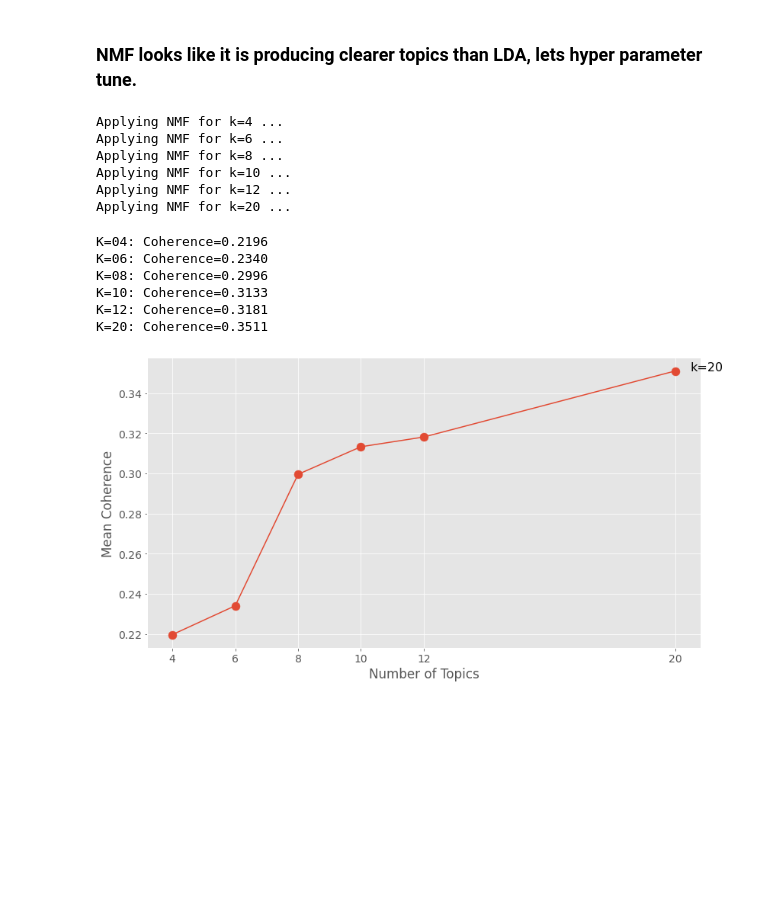
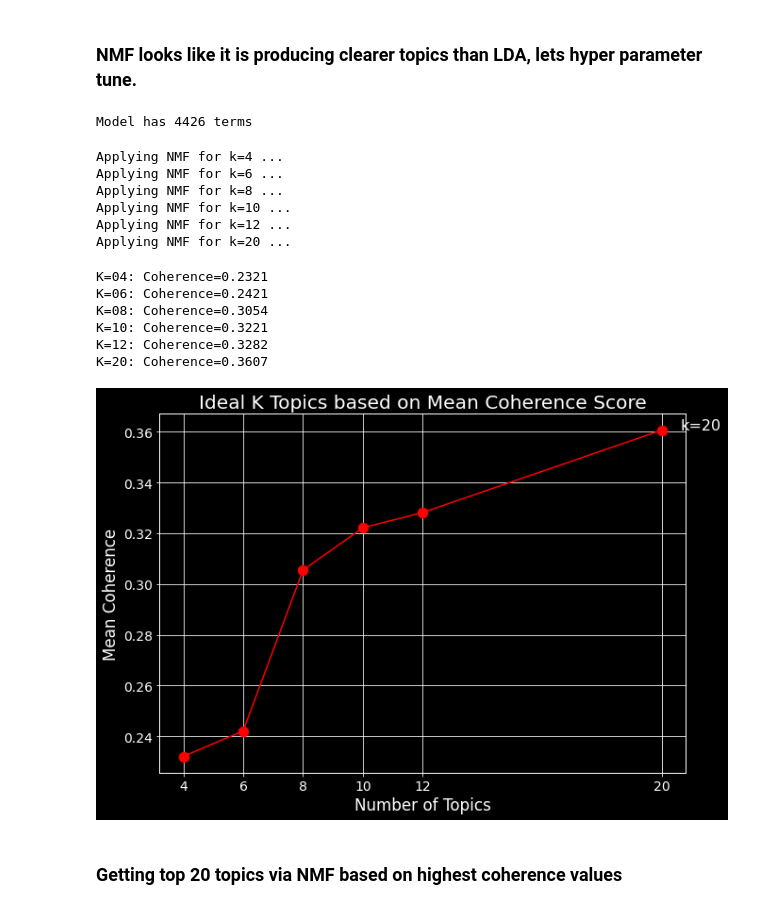
Before and after one commit to limesarelife/Milestone2, a Jupyter notebook: ReadScripts/unsupervised_subreddit_full_posts_NMF.ipynb, the cells around one changed output. Saved outputs shown, nothing was run; the diff lists cells and outputs as text; code cells hidden in the pictures; blank space fills up the shorter version.

Commit message:
fnalized_NMF_unsuper
able to get topics, genism dictionary w2vec saved

```diff
--- a/ReadScripts/unsupervised_subreddit_full_posts_NMF.ipynb
+++ b/ReadScripts/unsupervised_subreddit_full_posts_NMF.ipynb
@@ -285,5 +285,11 @@ from sklearn.model_selection import GridSearchCV
 ##https://www.kaggle.com/code/akashram/topic-modeling-intro-implementation/notebook#Non-Negative-Matrix-Factorization
 # %%
 from gensim.models import Word2Vec
+# %%
+# To re-load this model, run
+w2v_model = gensim.models.Word2Vec.load("w2v-model.bin")
 # %%
-w2v_model = Word2Vec(df_to_use_fin['token_lemma'], vector_size=5000, min_count=20)
+#w2v_model = Word2Vec(df_to_use_fin['token_lemma'], vector_size=10000, min_count=20)
+print("Model has %d terms" % len(w2v_model.wv.key_to_index))
+# %% [output]
+Model has 4426 terms
@@ -349,35 +360,41 @@ for (k,W,H) in topic_models:
     coherences.append(calculate_coherence(w2v_model,term_rankings))
     print("K=%02d: Coherence=%.4f" % (k, coherences[-1]))
 # %% [output]
-K=04: Coherence=0.2196
-K=06: Coherence=0.2340
-K=08: Coherence=0.2996
-K=10: Coherence=0.3133
-K=12: Coherence=0.3181
-K=20: Coherence=0.3511
+K=04: Coherence=0.2321
+K=06: Coherence=0.2421
+K=08: Coherence=0.3054
+K=10: Coherence=0.3221
+K=12: Coherence=0.3282
+K=20: Coherence=0.3607
 # %%
 import matplotlib
-%matplotlib inline
-plt.style.use("ggplot")
+plt.style.use(['dark_background'])
 matplotlib.rcParams.update({"font.size": 14})
 
-fig = plt.figure(figsize=(13,7))
+fig = plt.figure(figsize=(10,7))
 # create the line plot
-ax = plt.plot( k_values, coherences )
+ax = plt.plot(k_values, coherences,color = 'red')
 plt.xticks(k_values)
 plt.xlabel("Number of Topics")
 plt.ylabel("Mean Coherence")
 # add the points
-plt.scatter( k_values, coherences, s=120)
+plt.scatter(k_values, coherences,color = 'red',s=120)
 # find and annotate the maximum point on the plot
 ymax = max(coherences)
 xpos = coherences.index(ymax)
 best_k = k_values[xpos]
+plt.rcParams.update({'text.color': "white",
+                     'axes.labelcolor': "white"})
+#figure.facecolor':'black
+plt.title("Ideal K Topics based on Mean Coherence Score",
+          {'color': "white"})
+plt.rcParams['savefig.facecolor']='black'
+plt.rcParams['lines.color'] = 'red'
 plt.annotate( "k=%d" % best_k, xy=(best_k, ymax), xytext=(best_k, ymax), textcoords="offset points", fontsize=16)
 # show the plot
 plt.show()
 # %% [output]
-[figure, old version]
+[figure, new version]
 # %%
 from gensim import corpora
 from gensim.models import Nmf
@@ -442,0 +402,2 @@ print(best_num_topics)
+# %% [markdown]
+### Getting top 20 topics via NMF based on highest coherence values
```
Also changed, not shown: parts of 4 cells of this notebook, 1 other file.
